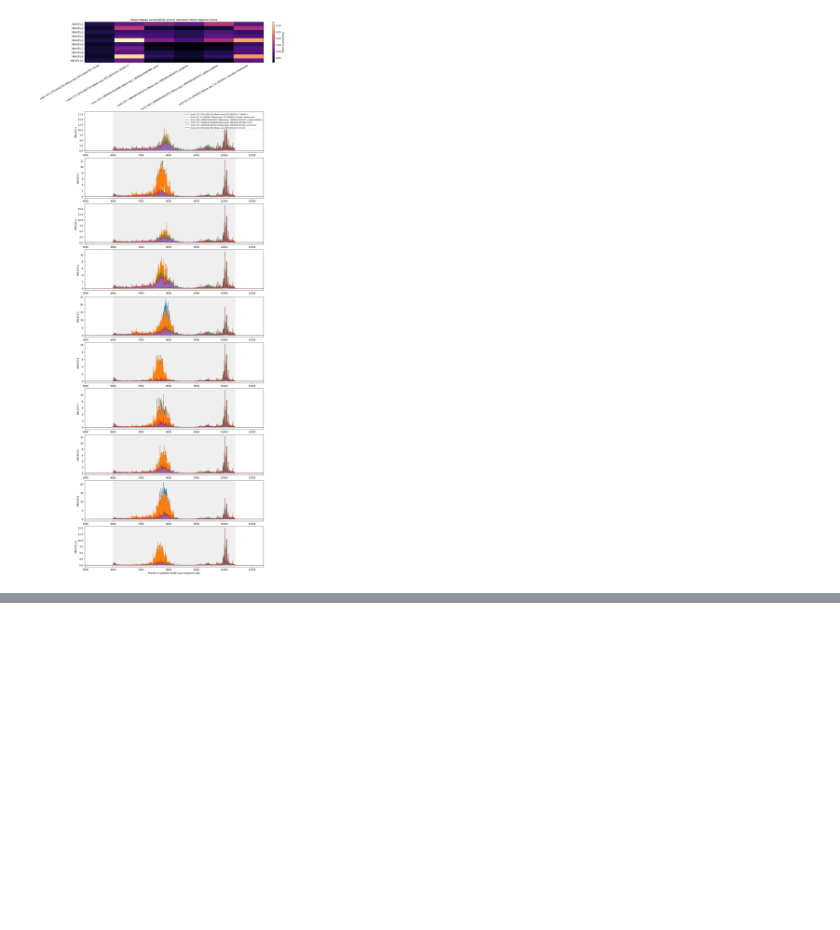
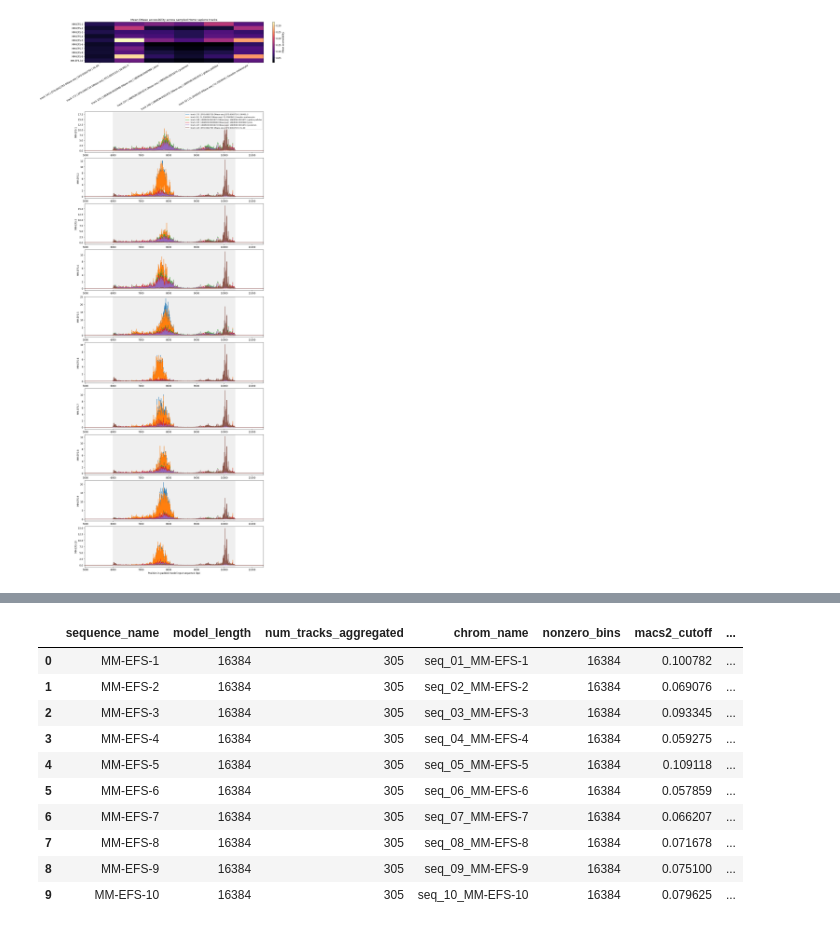
Before and after one commit to zlyang6345/alphagenome, a Jupyter notebook: colabs/predict_dnase_acessibility.ipynb, the cells around one changed output, grey strips where cells are left out. Cells and saved outputs as stored; diff of their text form; code cells hidden in the pictures; blank space fills up the shorter version.

Commit message:
Create the pipelien to do peak calling.

```diff
--- a/colabs/predict_dnase_acessibility.ipynb
+++ b/colabs/predict_dnase_acessibility.ipynb
@@ -431,0 +443,5 @@ plt.show()
+# %%
+# Read the previously saved AnnData object.
+path = Path("alphagenome_dnase_prediction_adata.h5ad")
+dnase_adata = ad.read_h5ad(path)
+dnase_adata
@@ -431,0 +788,84 @@ plt.show()
+# %%
+# Set up the output directories, removing any existing data if overwrite_existing is True.
+# This ensures that the results of the peak calling are stored in a clean directory structure,
+#   and prevents confusion with previous runs.
+if overwrite_existing and peak_calling_dir.exists():
+    shutil.rmtree(peak_calling_dir)
+
+# Create the necessary directories for storing the bedGraph files, raw MACS2 outputs, and final processed peak files.
+for directory in [peak_calling_dir, bedgraph_dir, macs2_dir, output_dir]:
+    directory.mkdir(parents=True, exist_ok=True)
+
+# Aggregate the signal by sequence and count the number of tracks that were aggregated for each sequence.
+aggregated_signal, track_counts = aggregate_signals_by_sequence(
+    dnase_adata,
+    aggregate_operation,
+)
+# Then, smooth the aggregated signal for each sequence using a rolling mean with a specified window size in base pairs.
+#   This helps to reduce noise in the signal before peak calling.
+smoothed_signal_by_sequence = {
+    sequence_name: smooth_signal(
+        aggregated_signal.loc[sequence_name].to_numpy(dtype=float),
+        signal_smoothing_window_bp,
+    )
+    for sequence_name in aggregated_signal.index
+}
+
+# Build a summary DataFrame for each sequence that includes the original sequence name, model length,
+#   number of tracks aggregated, a sanitized chromosome name for output files, the number of non-zero bins in the smoothed signal,
+#   and the cutoff value used for MACS2 peak calling.
+sequence_summary = (
+    dnase_adata.obs[["sequence_name", "model_length"]]
+    .drop_duplicates(subset="sequence_name")
+    .set_index("sequence_name")
+    .reindex(aggregated_signal.index)
+)
+sequence_summary["num_tracks_aggregated"] = track_counts.reindex(aggregated_signal.index)
+sequence_summary["chrom_name"] = [
+    sanitize_sequence_name(sequence_name, index)
+    for index, sequence_name in enumerate(sequence_summary.index, start=1)
+]
+sequence_summary["nonzero_bins"] = [
+    int(np.count_nonzero(np.clip(smoothed_signal_by_sequence[sequence_name], 0, None)))
+    for sequence_name in sequence_summary.index
+ ]
+sequence_summary["macs2_cutoff"] = [
+    resolve_macs2_cutoff(
+        smoothed_signal_by_sequence[sequence_name],
+        macs2_cutoff,
+        macs2_cutoff_quantile,
+    )
+    for sequence_name in sequence_summary.index
+ ]
+
+bedgraph_paths = {}
+for sequence_name, summary_row in sequence_summary.iterrows():
+    bedgraph_path = bedgraph_dir / f"{summary_row['chrom_name']}.bedgraph"
+    bedgraph_frame = build_bedgraph_frame(
+        chrom_name=summary_row["chrom_name"],
+        var_frame=dnase_adata.var,
+        signal=smoothed_signal_by_sequence[sequence_name],
+    )
+    if bedgraph_frame.empty:
+        bedgraph_path.write_text("")
+    else:
+        bedgraph_frame.to_csv(bedgraph_path, sep="\t", header=False, index=False)
+    bedgraph_paths[sequence_name] = bedgraph_path
+
+sequence_summary["bedgraph_path"] = [
+    str(bedgraph_paths[sequence_name]) for sequence_name in sequence_summary.index
+]
+
+sequence_summary.reset_index()
+# %% [output]
+|  | sequence_name | model_length | num_tracks_aggregated | chrom_name | nonzero_bins | macs2_cutoff | ... |
+| 0 | MM-EFS-1 | 16384 | 305 | seq_01_MM-EFS-1 | 16384 | 0.100782 | ... |
+| 1 | MM-EFS-2 | 16384 | 305 | seq_02_MM-EFS-2 | 16384 | 0.069076 | ... |
+| 2 | MM-EFS-3 | 16384 | 305 | seq_03_MM-EFS-3 | 16384 | 0.093345 | ... |
+| 3 | MM-EFS-4 | 16384 | 305 | seq_04_MM-EFS-4 | 16384 | 0.059275 | ... |
+| 4 | MM-EFS-5 | 16384 | 305 | seq_05_MM-EFS-5 | 16384 | 0.109118 | ... |
+| 5 | MM-EFS-6 | 16384 | 305 | seq_06_MM-EFS-6 | 16384 | 0.057859 | ... |
+| 6 | MM-EFS-7 | 16384 | 305 | seq_07_MM-EFS-7 | 16384 | 0.066207 | ... |
+| 7 | MM-EFS-8 | 16384 | 305 | seq_08_MM-EFS-8 | 16384 | 0.071678 | ... |
+| 8 | MM-EFS-9 | 16384 | 305 | seq_09_MM-EFS-9 | 16384 | 0.075100 | ... |
+| 9 | MM-EFS-10 | 16384 | 305 | seq_10_MM-EFS-10 | 16384 | 0.079625 | ... |
```
Also changed, not shown: parts of 8 cells of this notebook, 1 other file.
